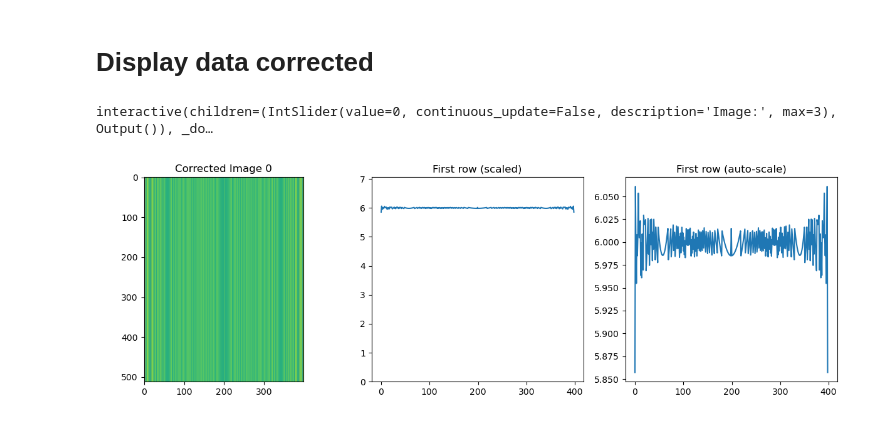
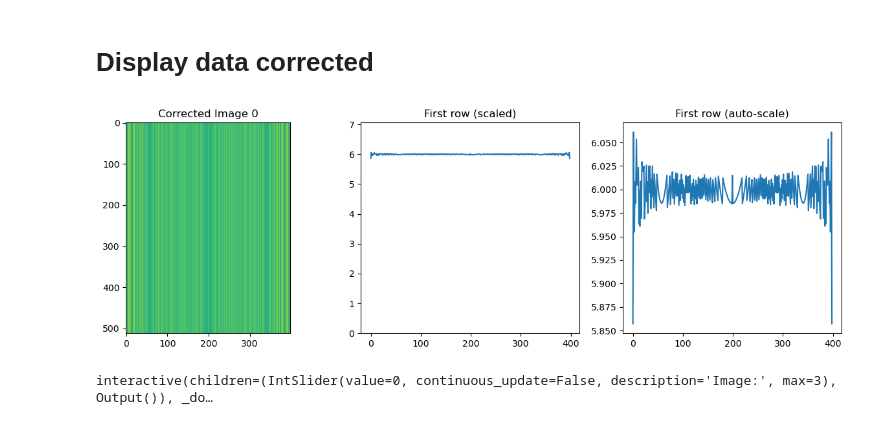
Before and after one commit to ornlneutronimaging/CylindricalGeometryCorrection, a Jupyter notebook: notebooks/tutorial01_homogeneous_apply.ipynb, the cells around one changed output. Saved outputs shown, nothing was run; the diff lists cells and outputs as text; code cells hidden in the pictures.

```diff
--- a/notebooks/tutorial01_homogeneous_apply.ipynb
+++ b/notebooks/tutorial01_homogeneous_apply.ipynb
@@ -68,36 +66,31 @@ o_cgc.correct(notebook=True)
 # %%
 list_images_corrected = o_cgc.list_data_corrected
 
-fig2, (ax1, ax2, ax3) = plt.subplots(1, 3, figsize=(12, 4))
-
 def plot_corrected(index):
-    ax1.clear()
+    fig2, (ax1, ax2, ax3) = plt.subplots(1, 3, figsize=(12, 4))
     ax1.imshow(list_images_corrected[index])
     ax1.set_title(f'Corrected Image {index}')
-
-    ax2.clear()
     max_y_value = np.nanmax(list_images_corrected[index][0, 1:])
     ax2.plot(list_images_corrected[index][0,:])
     ax2.set_ylim(0, max_y_value+1)
     ax2.set_title('First row (scaled)')
-
-    ax3.clear()
     ax3.plot(list_images_corrected[index][0,:])
     ax3.set_title('First row (auto-scale)')
+    plt.tight_layout()
+    plt.show()
 
-    plt.tight_layout()
-    fig2.canvas.draw()
-
+# static view of the first corrected image; slider available when run live
+plot_corrected(0)
 _ = interact(
     plot_corrected,
     index = widgets.IntSlider(
         value=0,
         min=0,
         max=len(list_images_corrected)-1,
         continuous_update=False,
         description='Image:'
     )
 )
 # %% [output]
+[figure, new version]
 interactive(children=(IntSlider(value=0, continuous_update=False, description='Image:', max=3), Output()), _do…
-[figure, old version]
```
Also changed, not shown: parts of 2 cells of this notebook, 3 other files.
